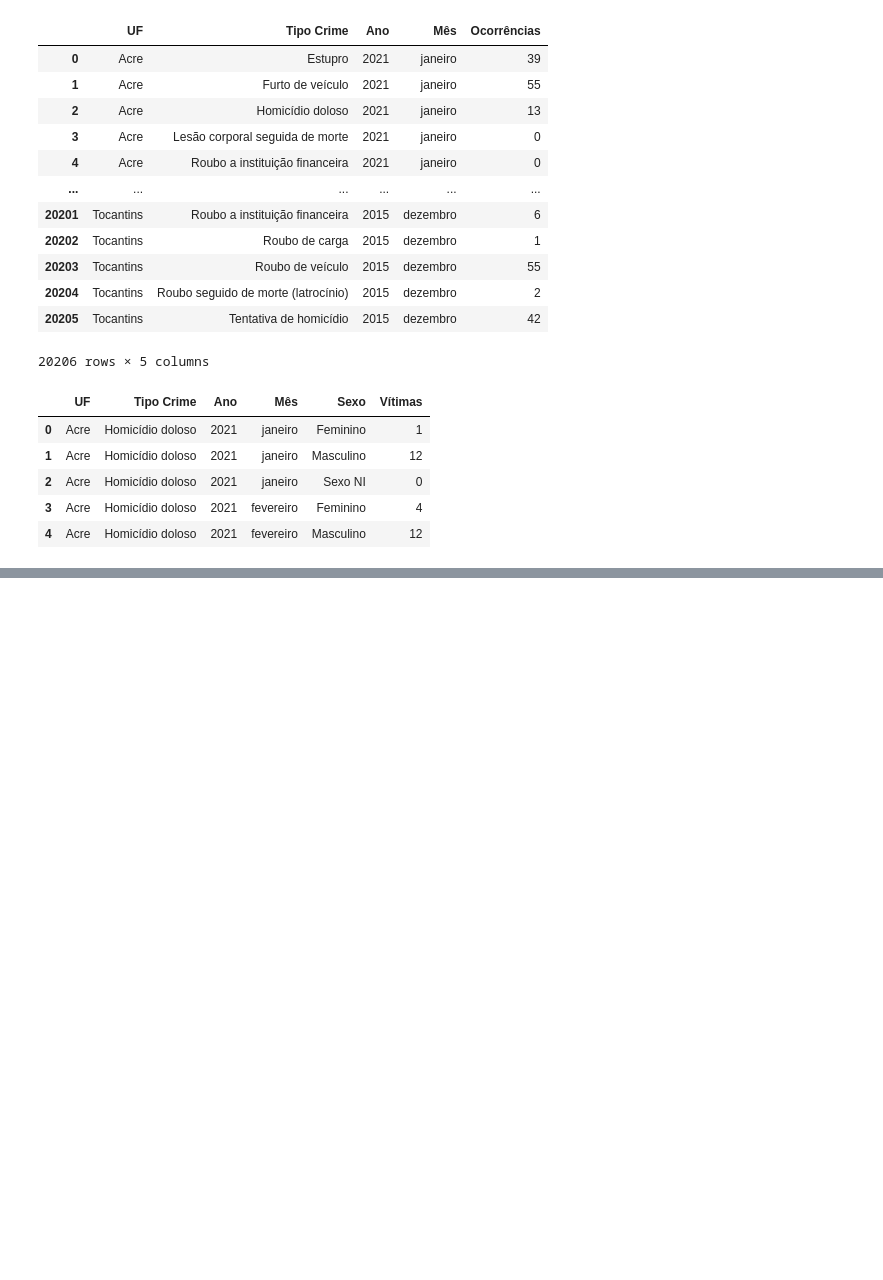
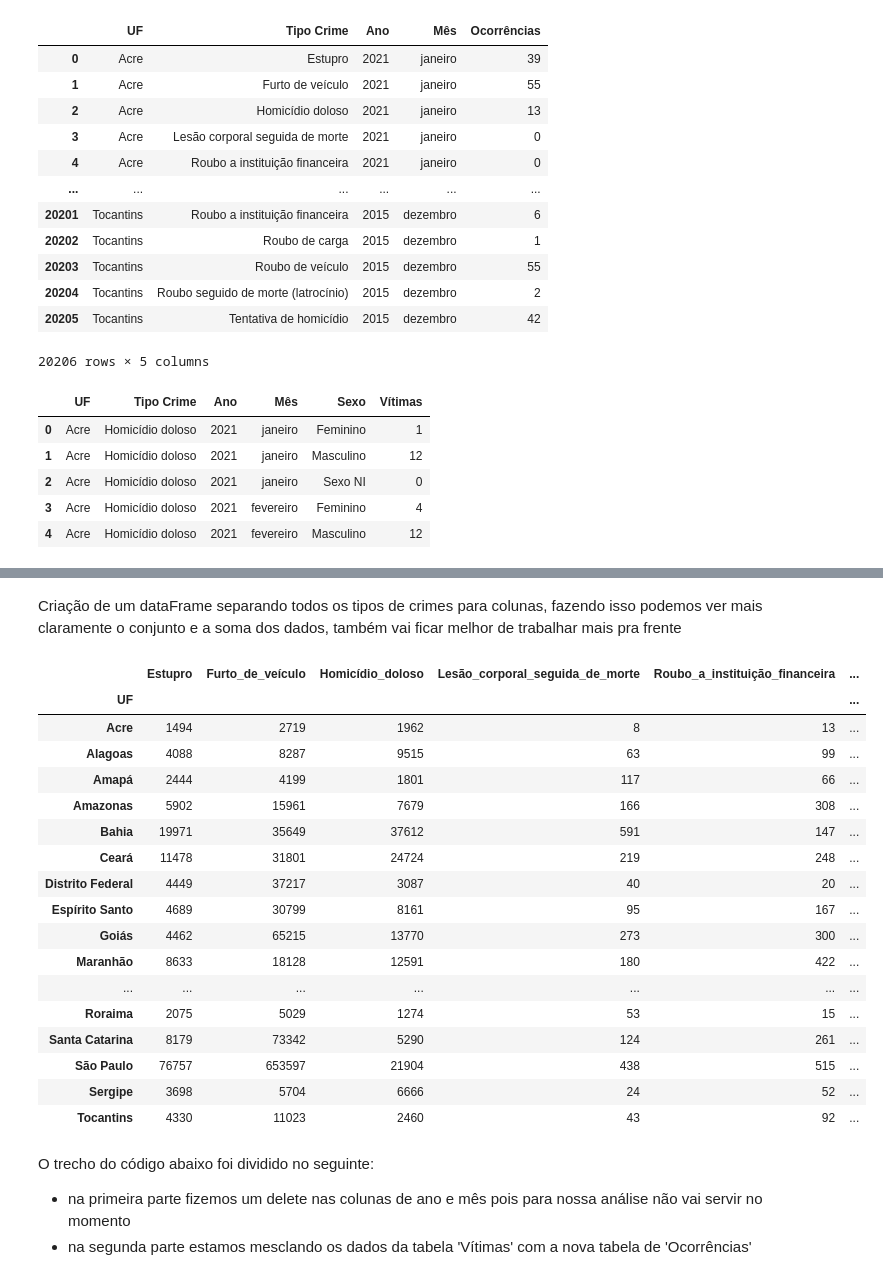
Before and after one commit to FranciscoJSSantos/Analise_dos_dados_criminais_brasil, a Jupyter notebook: Analise_dos_dados_criminais_brasil.ipynb, the cells around one changed output, grey strips where cells are left out. Cells and saved outputs as stored; diff of their text form; code cells hidden in the pictures; blank space fills up the shorter version.

```diff
--- a/Analise_dos_dados_criminais_brasil.ipynb
+++ b/Analise_dos_dados_criminais_brasil.ipynb
@@ -51,0 +52,3 @@ data_ocorrenciasVitima.head(5)
+# %%
+ocorrencias_por_crime = data_ocorrenciasOcorrencia.groupby(['UF','Tipo Crime']).sum()
+ocorrencias_por_crime
@@ -51,0 +72,4 @@ data_ocorrenciasVitima.head(5)
+# %%
+# listando os estados
+estados = list(data_ocorrenciasOcorrencia.UF.unique())
+estados
@@ -51,0 +94,38 @@ data_ocorrenciasVitima.head(5)
+# %% [markdown]
+Criação de um dataFrame separando todos os tipos de crimes para colunas, fazendo isso podemos ver mais claramente o conjunto e a soma dos dados, também vai ficar melhor de trabalhar mais pra frente
+# %%
+# criando novo DataFrame com a soma das ocorrências de cada tipo de crime
+matriz = []
+
+for uf in estados:
+  linha = [uf]
+  for i in range(9):
+    df = ocorrencias_por_crime.query(f"UF == '{uf}'")
+    linha.append(df.Ocorrências[i])
+  matriz.append(linha)
+matriz = pd.DataFrame(matriz, columns=['UF','Estupro', 'Furto_de_veículo',	'Homicídio_doloso'	,'Lesão_corporal_seguida_de_morte'	,'Roubo_a_instituição_financeira',	'Roubo_de_carga',	'Roubo_de_veículo',	'Roubo_seguido_de_morte_(latrocínio)',	'Tentativa_de_homicídio'])
+matriz = pd.DataFrame(matriz).set_index('UF')
+matriz
+# %% [output]
+|  | Estupro | Furto_de_veículo | Homicídio_doloso | Lesão_corporal_seguida_de_morte | Roubo_a_instituição_financeira | ... |
+| UF |  |  |  |  |  | ... |
+| Acre | 1494 | 2719 | 1962 | 8 | 13 | ... |
+| Alagoas | 4088 | 8287 | 9515 | 63 | 99 | ... |
+| Amapá | 2444 | 4199 | 1801 | 117 | 66 | ... |
+| Amazonas | 5902 | 15961 | 7679 | 166 | 308 | ... |
+| Bahia | 19971 | 35649 | 37612 | 591 | 147 | ... |
+| Ceará | 11478 | 31801 | 24724 | 219 | 248 | ... |
+| Distrito Federal | 4449 | 37217 | 3087 | 40 | 20 | ... |
+| Espírito Santo | 4689 | 30799 | 8161 | 95 | 167 | ... |
+| Goiás | 4462 | 65215 | 13770 | 273 | 300 | ... |
+| Maranhão | 8633 | 18128 | 12591 | 180 | 422 | ... |
+| ... | ... | ... | ... | ... | ... | ... |
+| Roraima | 2075 | 5029 | 1274 | 53 | 15 | ... |
+| Santa Catarina | 8179 | 73342 | 5290 | 124 | 261 | ... |
+| São Paulo | 76757 | 653597 | 21904 | 438 | 515 | ... |
+| Sergipe | 3698 | 5704 | 6666 | 24 | 52 | ... |
+| Tocantins | 4330 | 11023 | 2460 | 43 | 92 | ... |
+# %% [markdown]
+O trecho do código abaixo foi dividido no seguinte:
+ - na primeira parte fizemos um delete nas colunas de ano e mês pois para nossa análise não vai servir no momento
+ - na segunda parte estamos mesclando os dados da tabela 'Vítimas' com a nova tabela de 'Ocorrências'
```
Also changed, not shown: parts of 28 cells of this notebook.
